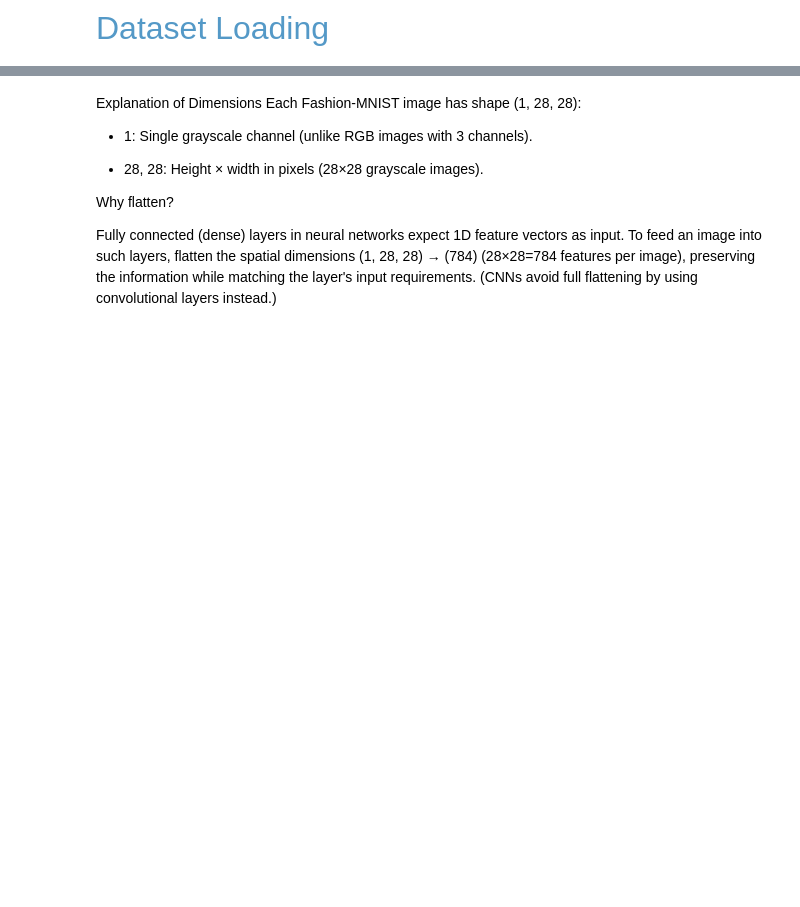
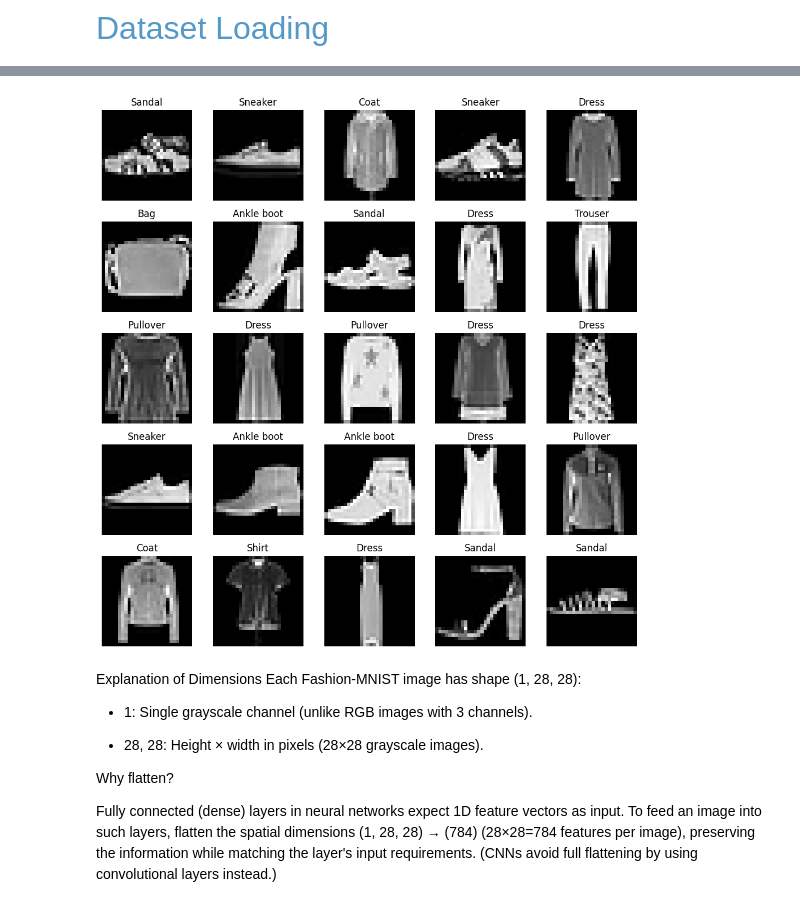
Before and after one commit to nava128/proyecto-openCV-nava2026, a Jupyter notebook: CA4/main.ipynb, the cells around one changed output, grey strips where cells are left out. Saved outputs shown, nothing was run; the diff lists cells and outputs as text; code cells hidden in the pictures; blank space fills up the shorter version.

```diff
--- a/CA4/main.ipynb
+++ b/CA4/main.ipynb
@@ -38,14 +51,17 @@ print(f"Batch of labels shape: {labels.shape}")
 # %%
 class_names = ['T-shirt/top', 'Trouser', 'Pullover', 'Dress', 'Coat',
                'Sandal', 'Shirt', 'Sneaker', 'Bag', 'Ankle boot']
 
 plt.figure(figsize=(10, 10))
 for i in range(25):  # Plot first 25 images
     plt.subplot(5, 5, i + 1)
     plt.imshow(images[i].squeeze(), cmap='gray')  # Remove channel dim for display
     plt.title(class_names[labels[i]])
     plt.axis('off')
+plt.tight_layout()
 plt.show()
+# %% [output]
+[figure, added]
 # %% [markdown]
 Explanation of Dimensions
 Each Fashion-MNIST image has shape (1, 28, 28):
```
Also changed, not shown: parts of 9 cells of this notebook.
